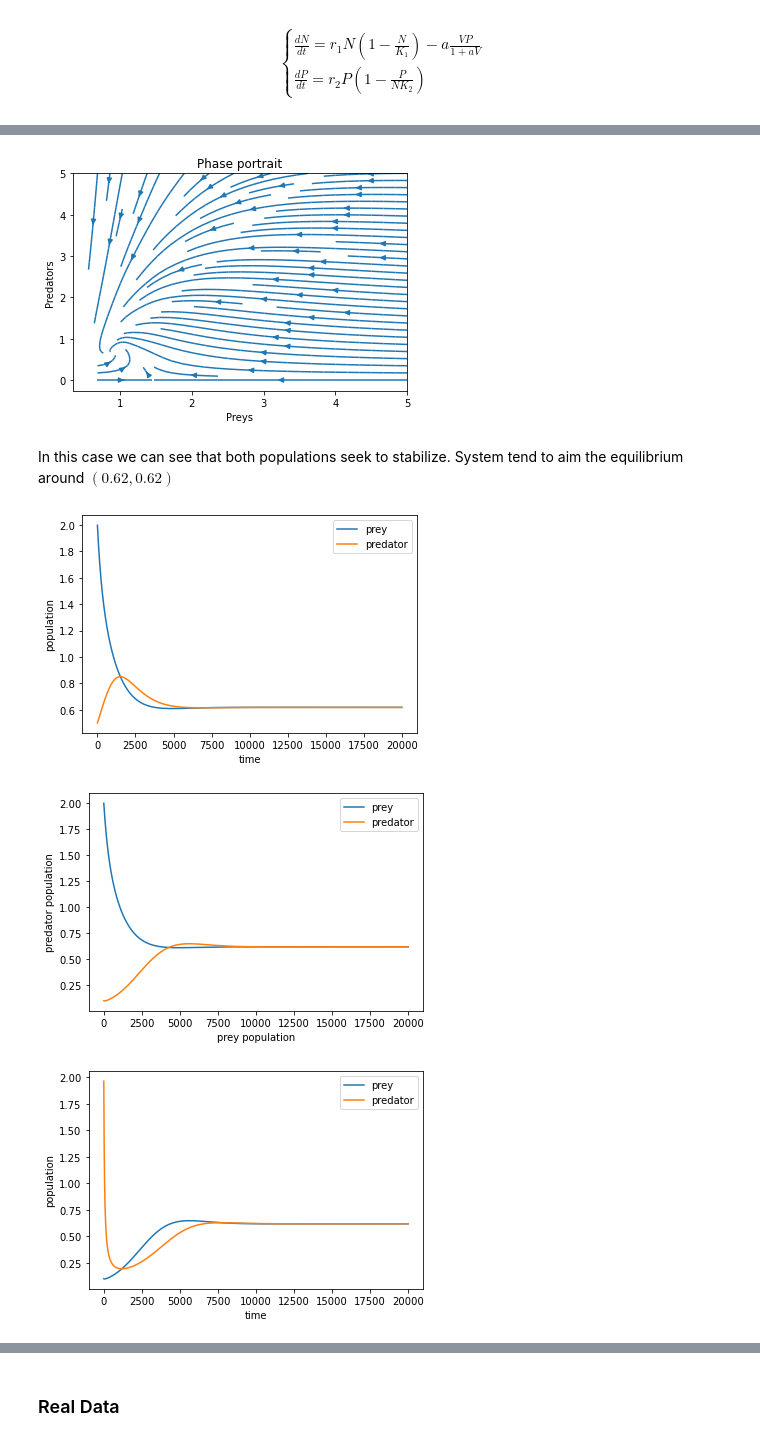
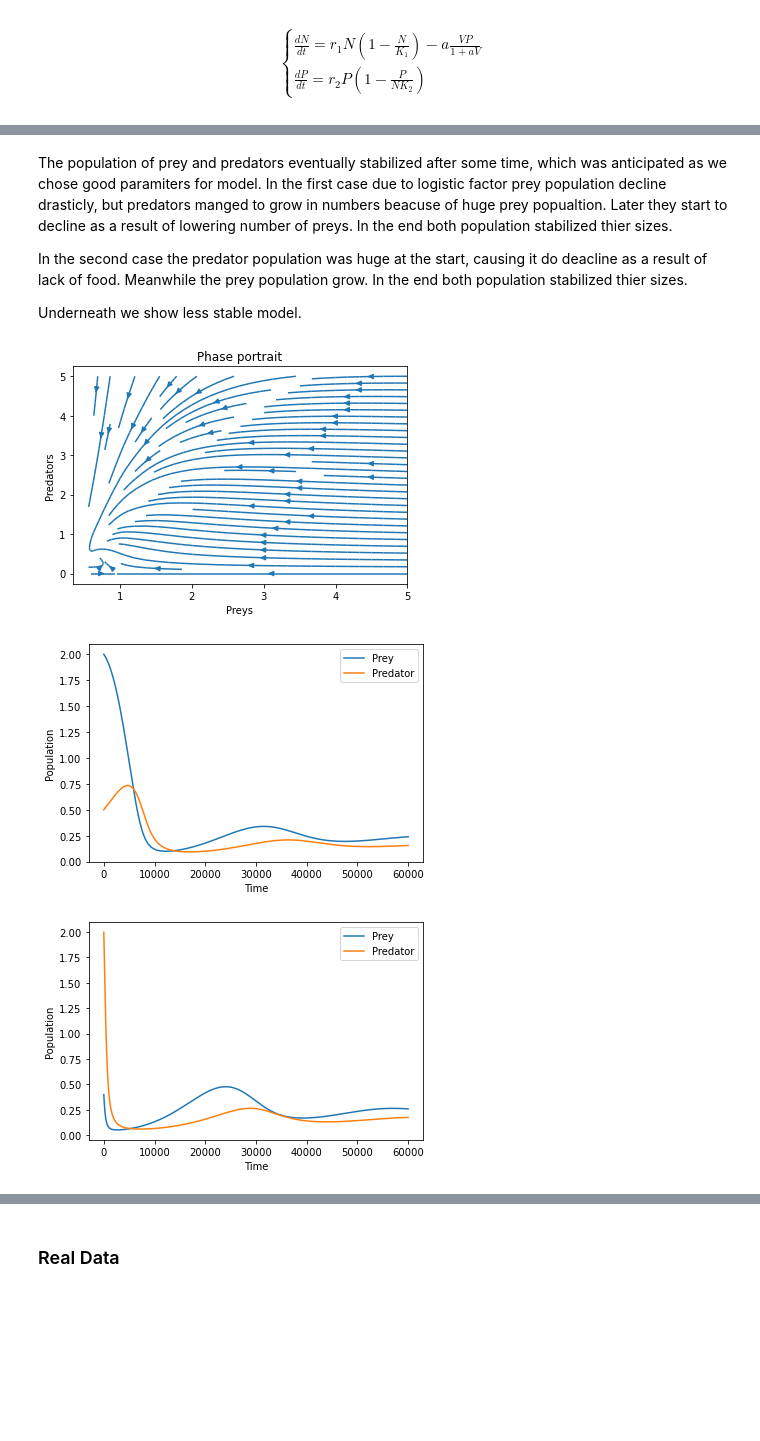
Before and after one commit to Deneverhad/Lotka, a Jupyter notebook: Lotka-Voltera.ipynb, the cells around one changed output, grey strips where cells are left out. Cells and saved outputs as stored; diff of their text form; code cells hidden in the pictures; blank space fills up the shorter version.

```diff
--- a/Lotka-Voltera.ipynb
+++ b/Lotka-Voltera.ipynb
@@ -140,0 +143,8 @@ where:
+# %%
+r1= 1.0;r2 = 1.0
+k1 = 1.0; k2 = 1.0
+a = 1.0;
+
+#F -> (t, N, P)
+functions = [lambda F: F[1] * r1 * (1 - F[1] / k1) - a* (F[1] * F[2])/(1 + a*F[1]) ,
+             lambda F: F[2] * r2 * (1 - F[2] / (F[1] * k2))]
@@ -141,7 +189,14 @@ where:
+# %% [markdown]
+The population of prey and predators eventually stabilized after some time, which was anticipated as we chose good paramiters for model.
+In the first case due to logistic factor prey population decline drasticly, but predators manged to grow in numbers beacuse of huge prey popualtion. Later they start to decline as a result of lowering number of preys. In the end both population stabilized thier sizes.
+
+In the second case the predator population was huge at the start, causing it do deacline as a result of lack of food. Meanwhile the prey population grow. In the end both population stabilized thier sizes.
+
+Underneath we show less stable model.
 # %%
-r1= 1.0;r2 = 1.0
-k1 = 1.0; k2 = 1.0
-a = 1.0;
+r1= 0.3;r2 = 0.2
+k1 = 5.0; k2 = 0.7
+a = 3.0;
 
 #F -> (t, N, P)
 functions = [lambda F: F[1] * r1 * (1 - F[1] / k1) - a* (F[1] * F[2])/(1 + a*F[1]) ,
@@ -150,52 +205,42 @@ functions = [lambda F: F[1] * r1 * (1 - F[1] / k1) - a* (F[1] * F[2])/(1 + a*F[1
 ### PHASE PORTAIT
 phase_plot(functions, 5, 10)
 # %% [output]
-[figure, old version]
+[figure, new version]
-# %% [markdown]
-In this case we can see that both populations seek to stabilize. System tend to aim the equilibrium around $(0.62, 0.62)$
 # %%
 Y1 = [2.0, 0.5]
-Y2 = [0.1, 2.0]
+Y2 = [0.4, 2.0]
 
-solver = runge_kutta_method(functions, 20, 0, Y1)
-solver2 = runge_kutta_method(functions, 20, 0, Y2)
+solver = runge_kutta_method(functions, 60, 0, Y1)
+solver2 = runge_kutta_method(functions, 60, 0, Y2)
 
 data_plot = []
 data_plot2 = []
 
 data_plot_2 = []
 data_plot2_2 = []
 
 for i in range(0,len(solver)):
     data_plot.append(solver[i][0])
     data_plot2.append(solver[i][1])
 
 
 for i in range(0,len(solver2)):
     data_plot_2.append(solver2[i][0])
     data_plot2_2.append(solver2[i][1])
 
-plt.plot(data_plot,label="prey")
-plt.plot(data_plot2,label="predator")
-plt.xlabel("time")
-plt.ylabel("population")
+plt.plot(data_plot,label="Prey")
+plt.plot(data_plot2,label="Predator")
+plt.xlabel("Time")
+plt.ylabel("Population")
 plt.legend(loc='upper right')
 plt.show()
 
-plt.plot(data_plot,label="prey")
-plt.plot(data_plot_2,label="predator")
-plt.xlabel("prey population")
-plt.ylabel("predator population")
+plt.plot(data_plot_2,label="Prey")
+plt.plot(data_plot2_2,label="Predator")
+plt.xlabel("Time")
+plt.ylabel("Population")
 plt.legend(loc='upper right')
 plt.show()
-
-plt.plot(data_plot_2,label="prey")
-plt.plot(data_plot2_2,label="predator")
-plt.xlabel("time")
-plt.ylabel("population")
-plt.legend(loc='upper right')
-plt.show()
 # %% [output]
-[figure, old version]
+[figure, new version]
-[figure, old version]
+[figure, new version]
-[figure, removed]
```
Also changed, not shown: parts of 13 cells of this notebook.
